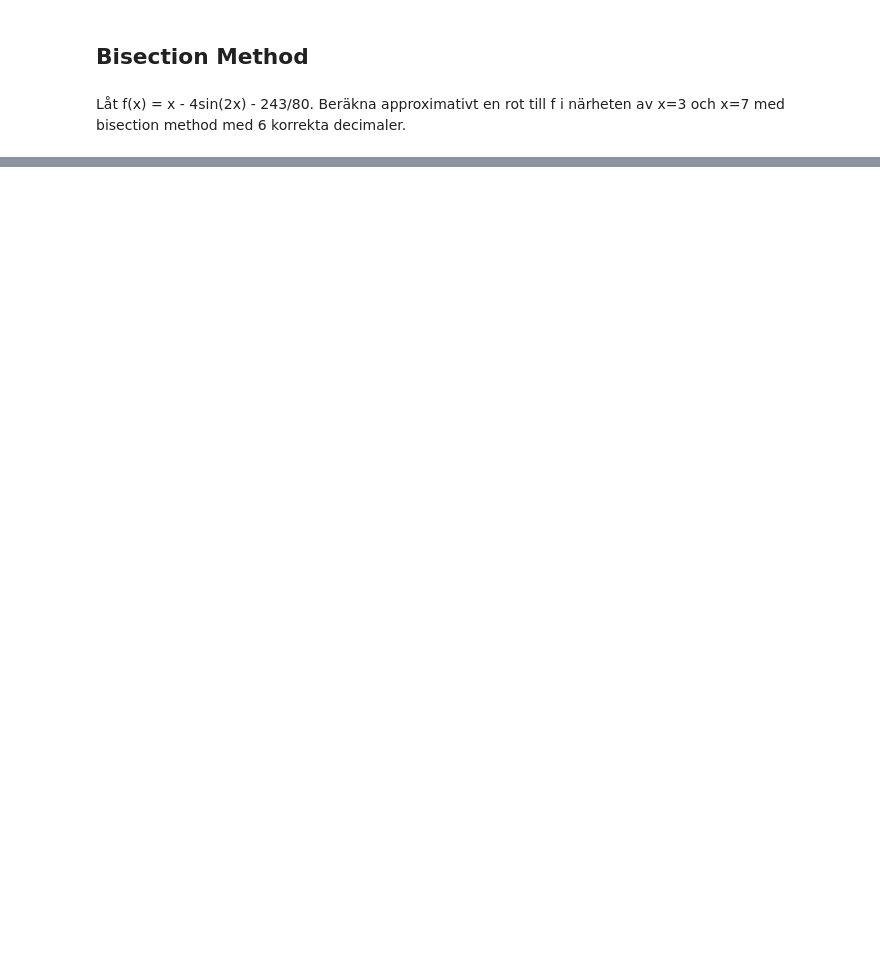
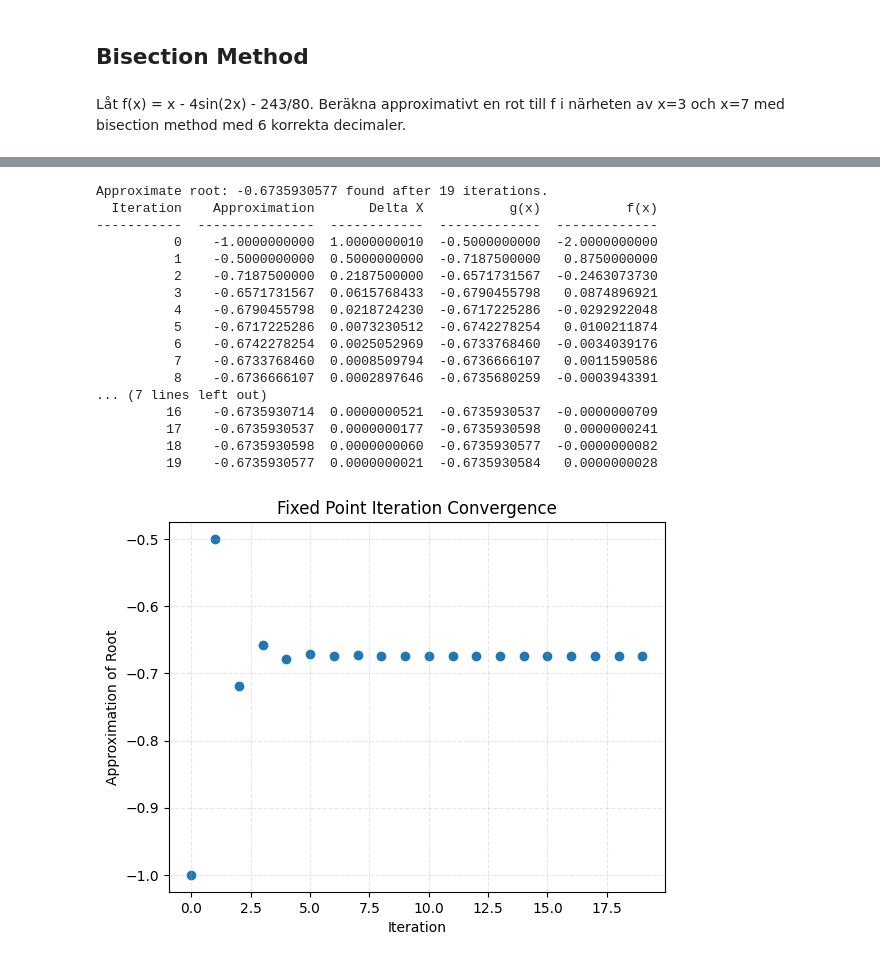
Before and after one commit to ericend/Numerical-Methods, a Jupyter notebook: Lecture_notes_examples.ipynb, the cells around one changed output, grey strips where cells are left out. Cells and saved outputs as stored; diff of their text form; code cells hidden in the pictures; blank space fills up the shorter version.

```diff
--- a/Lecture_notes_examples.ipynb
+++ b/Lecture_notes_examples.ipynb
@@ -188,0 +299,49 @@ Estimated error: 1.5258789063388178e-06
+# %%
+
+def f(x: float) -> float:
+    """ Function for which we want to find a root. """
+    return x**3 + 4*x + 3
+
+def g(x: float) -> float:
+    """ Rearranged f(x) = 0 for fixed point iteration. """
+    return (- (x**3 + 3) / 4)
+
+initial_guess = -1 # A reasonable initial guess, good idea to plot f(x) first to find a reasonable guess
+tolerance = 10e-10
+max_iterations = 100
+
+results = fixed_point_iteration(g, x0=initial_guess, tolerance=tolerance, max_iterations=max_iterations)
+
+f_of_x = lambda: [f(xi) for xi in results.xs] # noqa: E731
+g_of_x = lambda: [g(xi) for xi in results.xs] # noqa: E731
+
+print(f'Approximate root: {np.round(results.xs[-1], 10)} found after {results.ns[-1]} iterations.')
+print(tabulate(zip(results.ns, results.xs, results.deltaX, g_of_x(), f_of_x()), headers=['Iteration', 'Approximation', 'Delta X', 'g(x)', 'f(x)'], floatfmt=".10f"))
+
+plt.scatter(results.ns, results.xs, label='Fixed Point Iteration')
+plt.xlabel('Iteration')
+plt.ylabel('Approximation of Root')
+plt.title('Fixed Point Iteration Convergence')
+plt.grid(True, linestyle='--', alpha=0.3)
+
+
+draw(f, -2.5, 2.5, 200, 'x', 'x**3 + 4*x + 3', keypoint_x=results.xs[-1], keypoint_y=f(results.xs[-1]))
+# %% [output]
+Approximate root: -0.6735930577 found after 19 iterations.
+  Iteration    Approximation       Delta X           g(x)           f(x)
+-----------  ---------------  ------------  -------------  -------------
+          0    -1.0000000000  1.0000000010  -0.5000000000  -2.0000000000
+          1    -0.5000000000  0.5000000000  -0.7187500000   0.8750000000
+          2    -0.7187500000  0.2187500000  -0.6571731567  -0.2463073730
+          3    -0.6571731567  0.0615768433  -0.6790455798   0.0874896921
+          4    -0.6790455798  0.0218724230  -0.6717225286  -0.0292922048
+          5    -0.6717225286  0.0073230512  -0.6742278254   0.0100211874
+          6    -0.6742278254  0.0025052969  -0.6733768460  -0.0034039176
+          7    -0.6733768460  0.0008509794  -0.6736666107   0.0011590586
+          8    -0.6736666107  0.0002897646  -0.6735680259  -0.0003943391
+... (7 lines left out)
+         16    -0.6735930714  0.0000000521  -0.6735930537  -0.0000000709
+         17    -0.6735930537  0.0000000177  -0.6735930598   0.0000000241
+         18    -0.6735930598  0.0000000060  -0.6735930577  -0.0000000082
+         19    -0.6735930577  0.0000000021  -0.6735930584   0.0000000028
+[figure, added]
```
Also changed, not shown: parts of 12 cells of this notebook.
